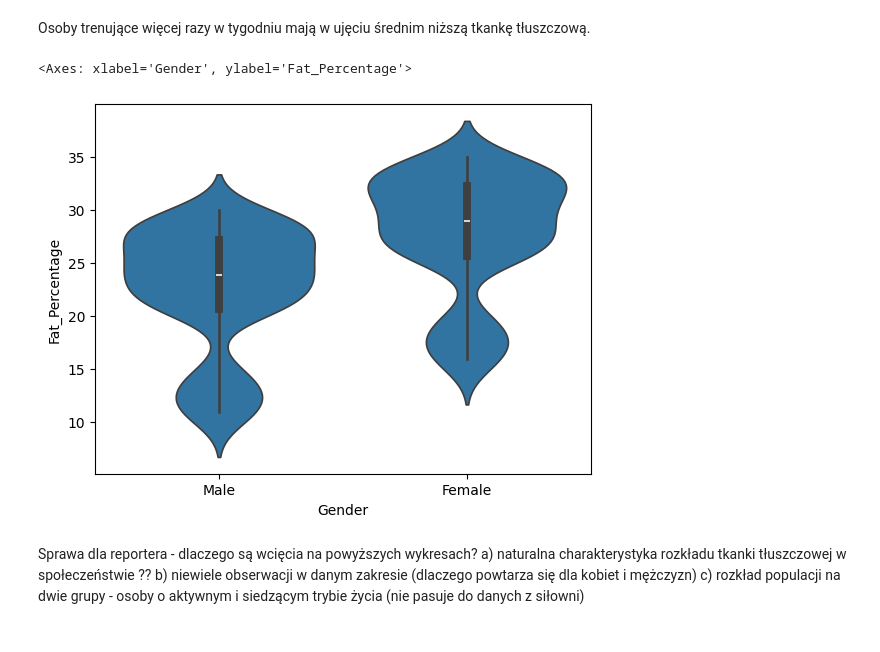
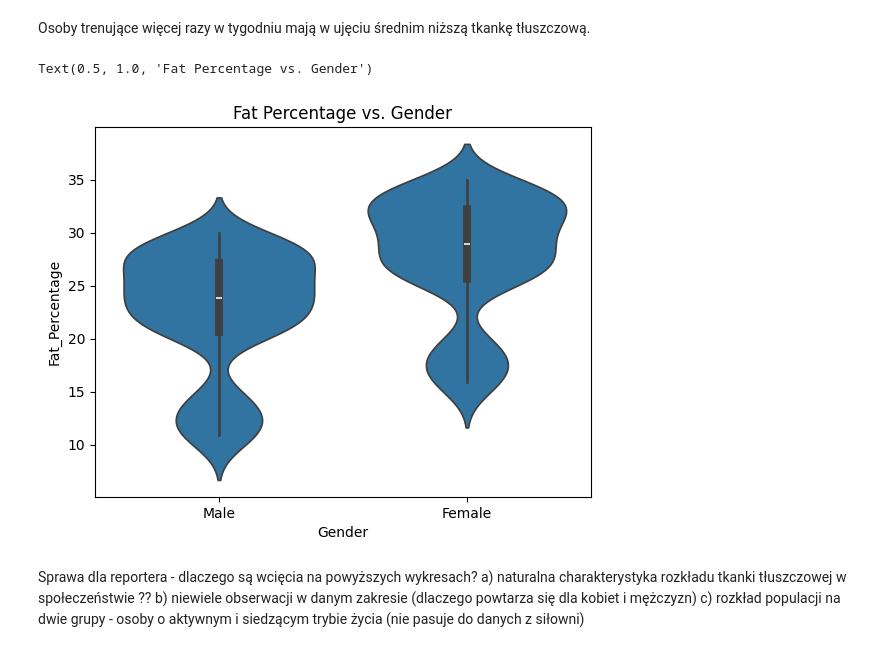
Before and after one commit to karoljablonski/Statistics_pg, a Jupyter notebook: project.ipynb, the cells around one changed output. Saved outputs shown, nothing was run; the diff lists cells and outputs as text; code cells hidden in the pictures.

Commit message:
renamed plots to english for consistency

```diff
--- a/project.ipynb
+++ b/project.ipynb
@@ -669,9 +667,10 @@ plt.show()
 Osoby trenujące więcej razy w tygodniu mają w ujęciu średnim niższą tkankę tłuszczową.
 # %%
 sns.violinplot(x='Gender', y='Fat_Percentage', data=df)
+plt.title(f'Fat Percentage vs. Gender')
 # %% [output]
-<Axes: xlabel='Gender', ylabel='Fat_Percentage'>
+Text(0.5, 1.0, 'Fat Percentage vs. Gender')
-[figure, old version]
+[figure, new version]
 # %% [markdown]
 Sprawa dla reportera - dlaczego są wcięcia na powyższych wykresach?
 a) naturalna charakterystyka rozkładu tkanki tłuszczowej w społeczeństwie ??
```
Also changed, not shown: parts of 3 cells of this notebook.
